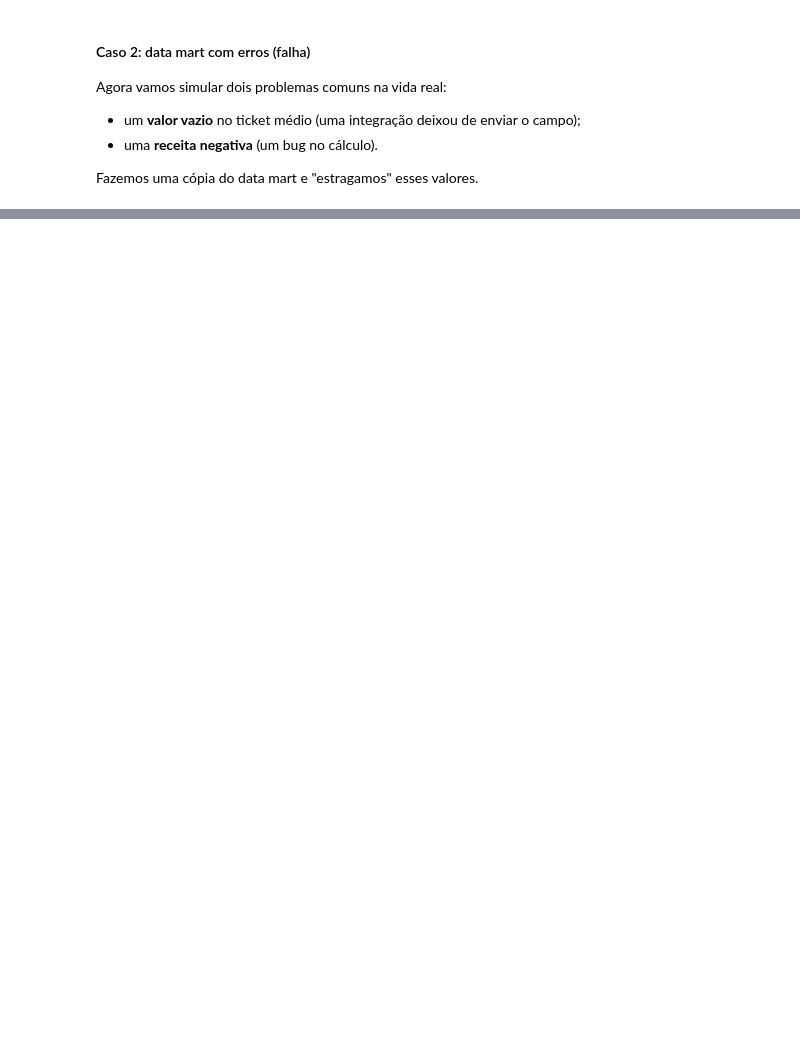
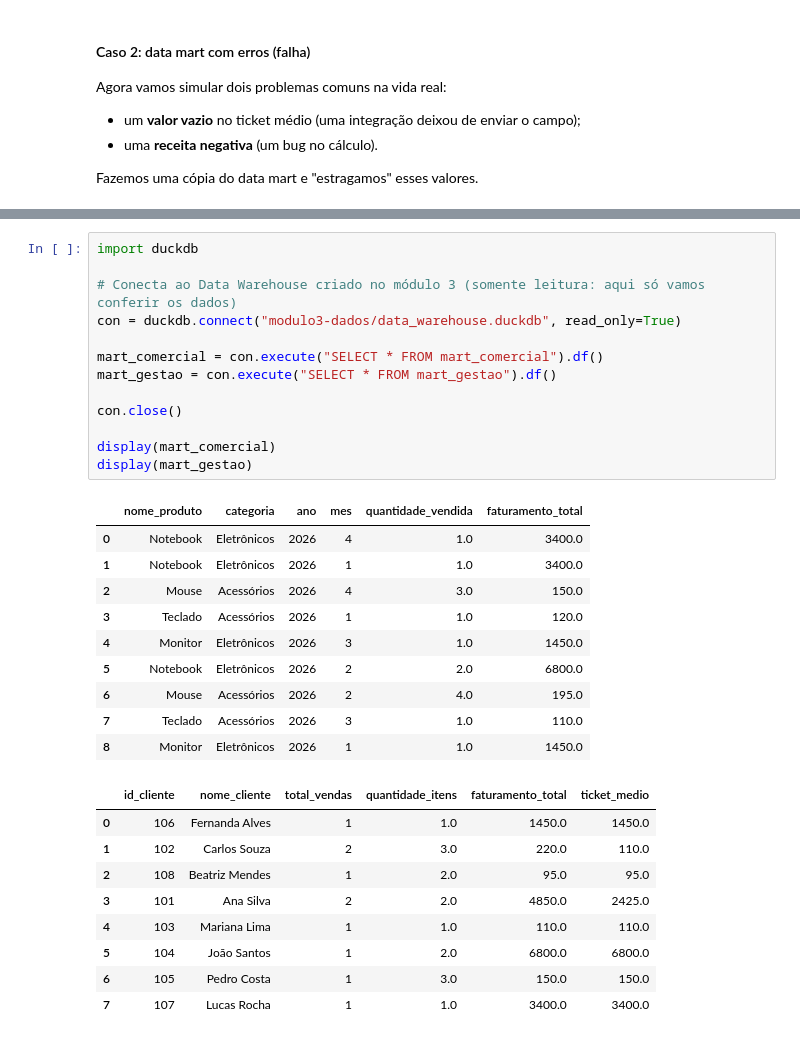
Before and after one commit to ladata-ufs/XII-SEMAC-ENGENHARIA-DADOS-DATA-WAREHOUSING, a Jupyter notebook: notebooks/D2/modulo_04_serving_analytics_and_ML.ipynb, the cells around one changed output, grey strips where cells are left out. Cells and saved outputs as stored; diff of their text form; blank space fills up the shorter version.

Commit message:
docs: validar data marts do modulo_03 na seção de governança do modulo_04

```diff
--- a/notebooks/D2/modulo_04_serving_analytics_and_ML.ipynb
+++ b/notebooks/D2/modulo_04_serving_analytics_and_ML.ipynb
@@ -1098,0 +1119,33 @@ Na vida real, as validações costumam incluir também outras regras, como dupli
+# %%
+import duckdb
+
+# Conecta ao Data Warehouse criado no módulo 3 (somente leitura: aqui só vamos conferir os dados)
+con = duckdb.connect("modulo3-dados/data_warehouse.duckdb", read_only=True)
+
+mart_comercial = con.execute("SELECT * FROM mart_comercial").df()
+mart_gestao = con.execute("SELECT * FROM mart_gestao").df()
+
+con.close()
+
+display(mart_comercial)
+display(mart_gestao)
+# %% [output]
+|  | nome_produto | categoria | ano | mes | quantidade_vendida | faturamento_total |
+| 0 | Notebook | Eletrônicos | 2026 | 4 | 1.0 | 3400.0 |
+| 1 | Notebook | Eletrônicos | 2026 | 1 | 1.0 | 3400.0 |
+| 2 | Mouse | Acessórios | 2026 | 4 | 3.0 | 150.0 |
+| 3 | Teclado | Acessórios | 2026 | 1 | 1.0 | 120.0 |
+| 4 | Monitor | Eletrônicos | 2026 | 3 | 1.0 | 1450.0 |
+| 5 | Notebook | Eletrônicos | 2026 | 2 | 2.0 | 6800.0 |
+| 6 | Mouse | Acessórios | 2026 | 2 | 4.0 | 195.0 |
+| 7 | Teclado | Acessórios | 2026 | 3 | 1.0 | 110.0 |
+| 8 | Monitor | Eletrônicos | 2026 | 1 | 1.0 | 1450.0 |
+|  | id_cliente | nome_cliente | total_vendas | quantidade_itens | faturamento_total | ticket_medio |
+| 0 | 106 | Fernanda Alves | 1 | 1.0 | 1450.0 | 1450.0 |
+| 1 | 102 | Carlos Souza | 2 | 3.0 | 220.0 | 110.0 |
+| 2 | 108 | Beatriz Mendes | 1 | 2.0 | 95.0 | 95.0 |
+| 3 | 101 | Ana Silva | 2 | 2.0 | 4850.0 | 2425.0 |
+| 4 | 103 | Mariana Lima | 1 | 1.0 | 110.0 | 110.0 |
+| 5 | 104 | João Santos | 1 | 2.0 | 6800.0 | 6800.0 |
+| 6 | 105 | Pedro Costa | 1 | 3.0 | 150.0 | 150.0 |
+| 7 | 107 | Lucas Rocha | 1 | 1.0 | 3400.0 | 3400.0 |
```
Also changed, not shown: parts of 17 cells of this notebook.
